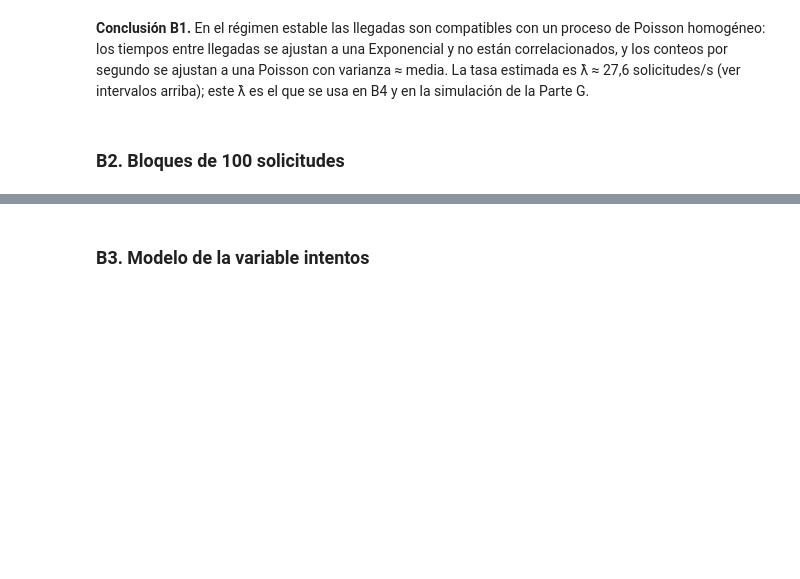
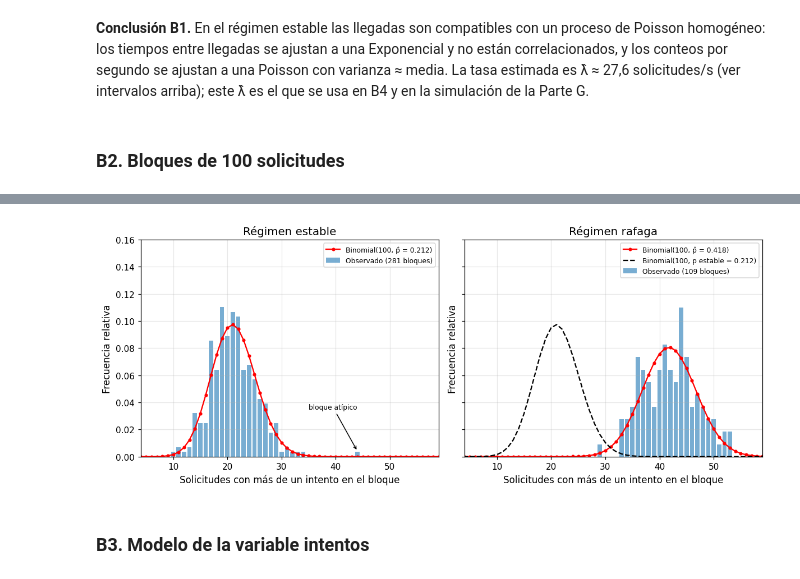
Before and after one commit to heysebitas/CCI_Proyecto_Final_Grupo1, a Jupyter notebook: CCI_Proyecto_Final_Grupo2.ipynb, the cells around one changed output, grey strips where cells are left out. Drawn from its saved outputs; the diff is of its cells as text; code cells hidden in the pictures; blank space fills up the shorter version.

Commit message:
B2: modelo Binomial de reintentos por bloque de 100 solicitudes, por régimen
Co-authored-by: MaidPurple <200390497+MaidPurple@users.noreply.github.com>

```diff
--- a/CCI_Proyecto_Final_Grupo2.ipynb
+++ b/CCI_Proyecto_Final_Grupo2.ipynb
@@ -949,0 +1009,14 @@ plt.show()
+# %%
+# Paso 2. Estimación puntual e intervalo de confianza de p, por régimen
+def estimar_p(y):
+    """MLE de p y su intervalo exacto de Clopper-Pearson al nivel 1 - alpha."""
+    n = TAM_BLOQUE * len(y)                                     # solicitudes totales usadas
+    x = int(y.sum())                                            # solicitudes con reintento
+    li = stats.beta.ppf(alpha / 2, x, n - x + 1) if x > 0 else 0.0
+    ls = stats.beta.ppf(1 - alpha / 2, x + 1, n - x) if x < n else 1.0
+    return x / n, li, ls, x, n
+
+
+EST = {reg: estimar_p(Y[reg]) for reg in Y}                     # reg -> (p_hat, inferior, superior, x, n)
+for reg, (p_hat, li, ls, x, n) in EST.items():
+    print(f"p ({reg:8s}): ", formatear_intervalo(p_hat, li, ls, "Clopper-Pearson"), f"| {x} de {n} solicitudes")
@@ -950,3 +1166,30 @@ plt.show()
+# %%
+# Paso 5. Gráfica de apoyo distribución de Y por régimen frente al modelo
+fig, ax = plt.subplots(1, 2, figsize=(11, 4.5), sharex=True, sharey=True)    # mismo eje X para comparar los dos regímenes
+x_lo = max(0, min(y.min() for y in Y.values()) - 6)             # límites del eje X que dejan ver todos los bloques
+x_hi = min(TAM_BLOQUE, max(y.max() for y in Y.values()) + 6)
+for a_, reg in zip(ax, ["estable", "rafaga"]):
+    y, p_hat = Y[reg], EST[reg][0]
+    k = np.arange(0, TAM_BLOQUE + 1)
+    vals = np.arange(y.min(), y.max() + 1)
+    a_.bar(vals, [(y == v).mean() for v in vals], color="tab:blue", alpha=0.6, label=f"Observado ({len(y)} bloques)")
+    a_.plot(k, stats.binom.pmf(k, TAM_BLOQUE, p_hat), "ro-", ms=3, label=f"Binomial(100, p̂ = {p_hat:.3f})")
+    if reg == "rafaga":                                         # en la ráfaga también se muestra el modelo del régimen estable
+        a_.plot(k, stats.binom.pmf(k, TAM_BLOQUE, p_e), "k--", label=f"Binomial(100, p estable = {p_e:.3f})")
+    for j in marcados[reg]:                                     # señala los bloques atípicos del paso 4d
+        a_.annotate("bloque atípico", xy=(y[j], 0.004), xytext=(y[j] - 9, 0.035), fontsize=8,
+                    arrowprops=dict(arrowstyle="->"))
+    a_.set_xlim(x_lo, x_hi)
+    a_.set_ylim(0, 0.16)                                        # deja espacio arriba para la leyenda
+    a_.set_xlabel("Solicitudes con más de un intento en el bloque")
+    a_.set_ylabel("Frecuencia relativa")
+    a_.set_title(f"Régimen {reg}")
+    a_.legend(fontsize=8, loc="upper right")
+plt.tight_layout()
+plt.savefig(os.path.join(CARPETA_FIGURAS, "apoyo_B2.png"), bbox_inches="tight")
+plt.show()
+# %% [output]
+[figure, added]
 # %% [markdown]
 ### B3. Modelo de la variable intentos
 # %% [markdown]
```
Also changed, not shown: parts of 15 cells of this notebook.
